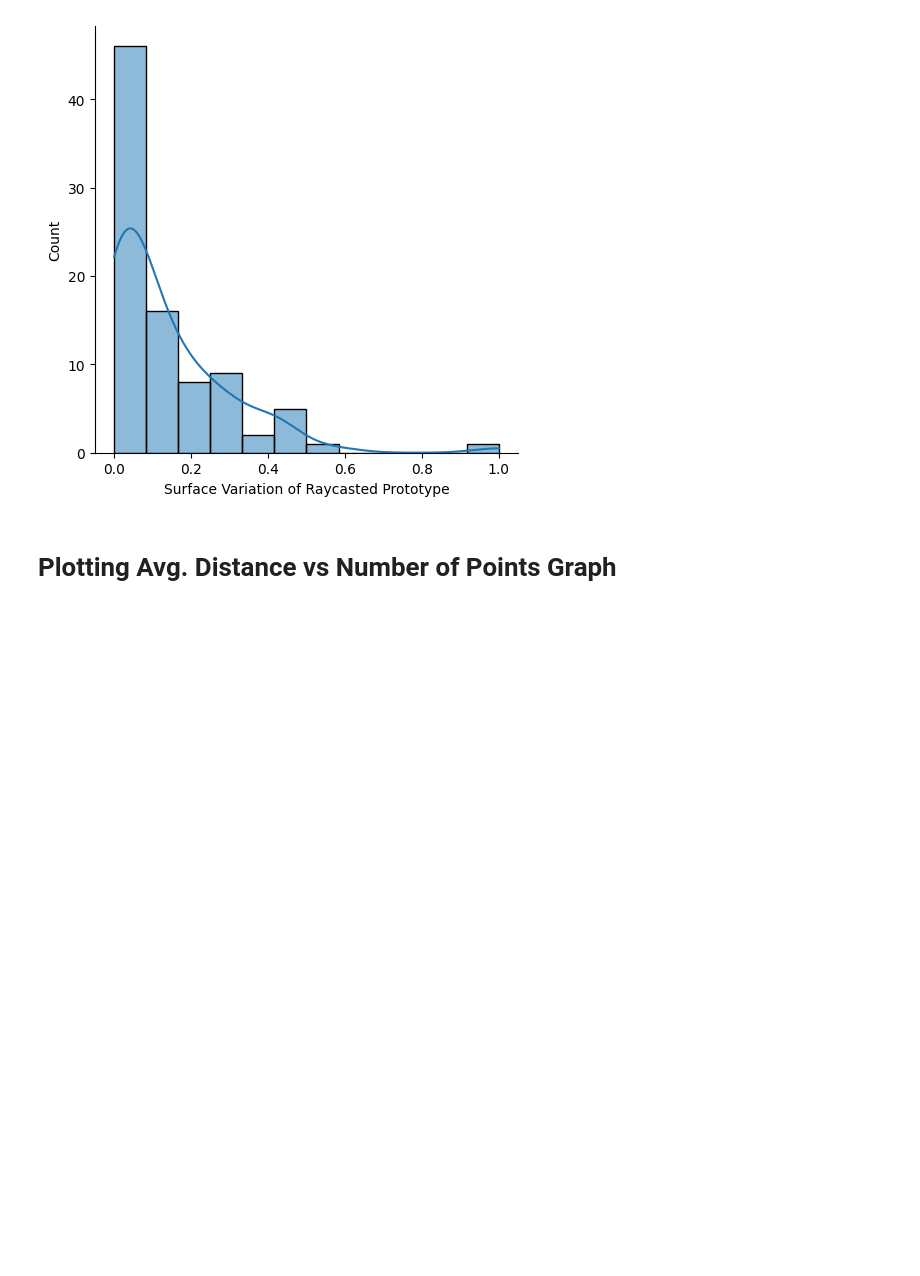
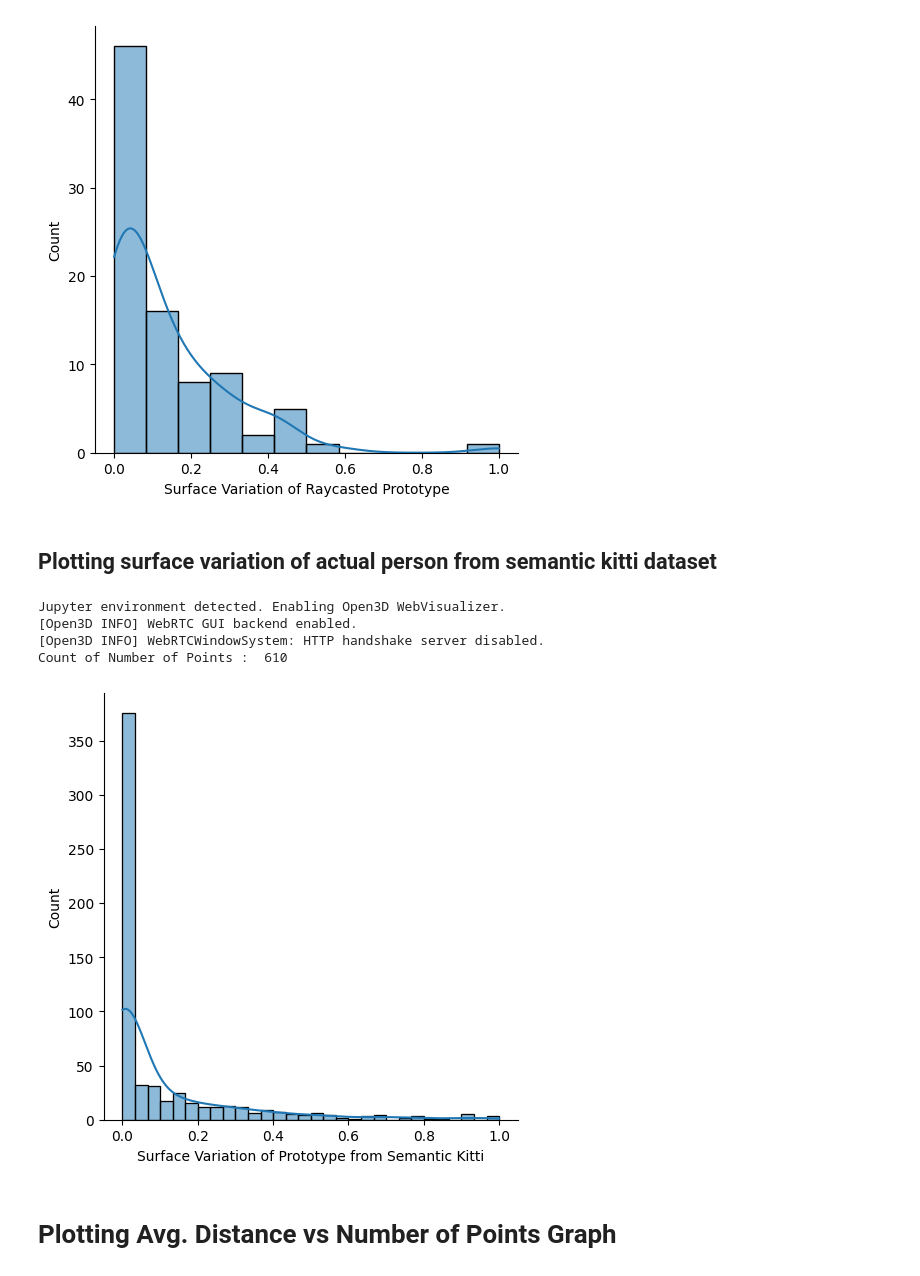
Before and after one commit to bisalgt/spawn_objects_in_carla, a Jupyter notebook: notebooks/Analysing source cloud and raycasted source cloud.ipynb, the cells around one changed output. Cells and saved outputs as stored; diff of their text form; code cells hidden in the pictures; blank space fills up the shorter version.

```diff
--- a/notebooks/Analysing source cloud and raycasted source cloud.ipynb
+++ b/notebooks/Analysing source cloud and raycasted source cloud.ipynb
@@ -483,6 +483,64 @@ display_hist_from_seaborn(df["surface_variation"], "Surface Variation of Raycast
 # %% [output]
 Count of Number of Points :  88
 [figure]
+# %% [markdown]
+## Plotting surface variation of actual person from semantic kitti dataset
+# %%
+import open3d as o3d
+import pandas as pd
+import numpy as np
+import math
+import seaborn as sns
+from surface_variation import PointCloudAnalysis
+
+file = "../../interactive_pcd_lib/analyse_pcd_similarity2/source_cloud.ply"
+
+neigh_num = 5
+kdtreeseachknn = o3d.geometry.KDTreeSearchParamKNN(neigh_num)
+
+def distance_from_origin_of_xyz(xyz):
+    distn = math.sqrt((0 - xyz[0])**2 + (0 - xyz[1])**2 + (0 - xyz[2])**2)
+    return distn
+
+def get_bin_size_for_histogram(_data):
+    """
+    Bin calculated using Freedman-Diaconis rule for the histogram plot
+    """
+    iqr = np.percentile(_data, 75) - np.percentile(_data, 25)
+    bin_width = 2 * iqr / np.power(len(_data), 1/3)
+    num_bins = int((np.max(_data) - np.min(_data)) / bin_width)
+    return num_bins
+
+
+def display_hist_from_seaborn(feature_array, axis_name="No Name"):
+    try:
+        number_of_bins = get_bin_size_for_histogram(feature_array)
+        # print(number_of_bins)
+        axis = sns.displot(feature_array, bins=number_of_bins, kde=True)
+    except Exception as e:
+        print(f"Exception Occured,{e}, plot may not be consistent")
+        axis = sns.displot(feature_array, bins=50,  kde=True,)
+    axis.set_xlabels(axis_name)
+
+
+pcd_file = o3d.io.read_point_cloud(file)
+df = pd.DataFrame(index=range(np.asarray(pcd_file.points).shape[0]), columns=["X", "Y", "Z", "distance_from_origin", "surface_variation", "planarity", "linearity"])
+df[["X", "Y", "Z"]] = pcd_file.points
+df["distance_from_origin"] = df.iloc[:, :3].apply(distance_from_origin_of_xyz, axis=1)
+pcd_obj = PointCloudAnalysis(df.iloc[:, :3].to_numpy(), search_tree=kdtreeseachknn)
+df["surface_variation"] = pcd_obj.get_normalized_surface_variation()
+df["planarity"] = pcd_obj.get_normalized_planarity()
+df["linearity"] = pcd_obj.get_normalized_linearity()
+
+print("Count of Number of Points : ", df.shape[0])
+
+display_hist_from_seaborn(df["surface_variation"], "Surface Variation of Prototype from Semantic Kitti")
+# %% [output]
+Jupyter environment detected. Enabling Open3D WebVisualizer.
+[Open3D INFO] WebRTC GUI backend enabled.
+[Open3D INFO] WebRTCWindowSystem: HTTP handshake server disabled.
+Count of Number of Points :  610
+[figure, added]
 # %% [markdown]
 # Plotting Avg. Distance vs Number of Points Graph
 # %%
```
Also changed, not shown: 3 other files.
